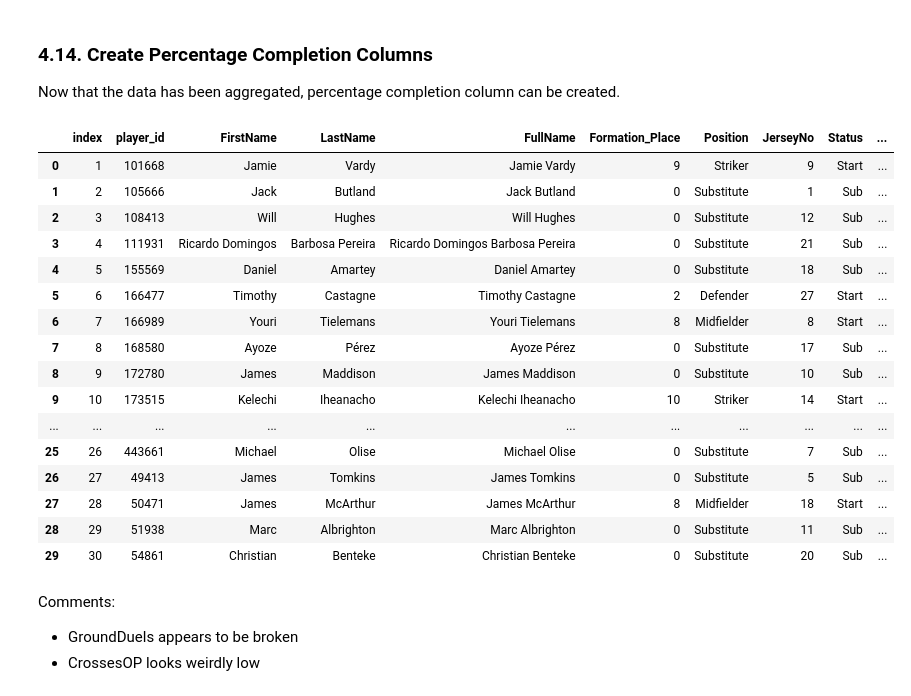
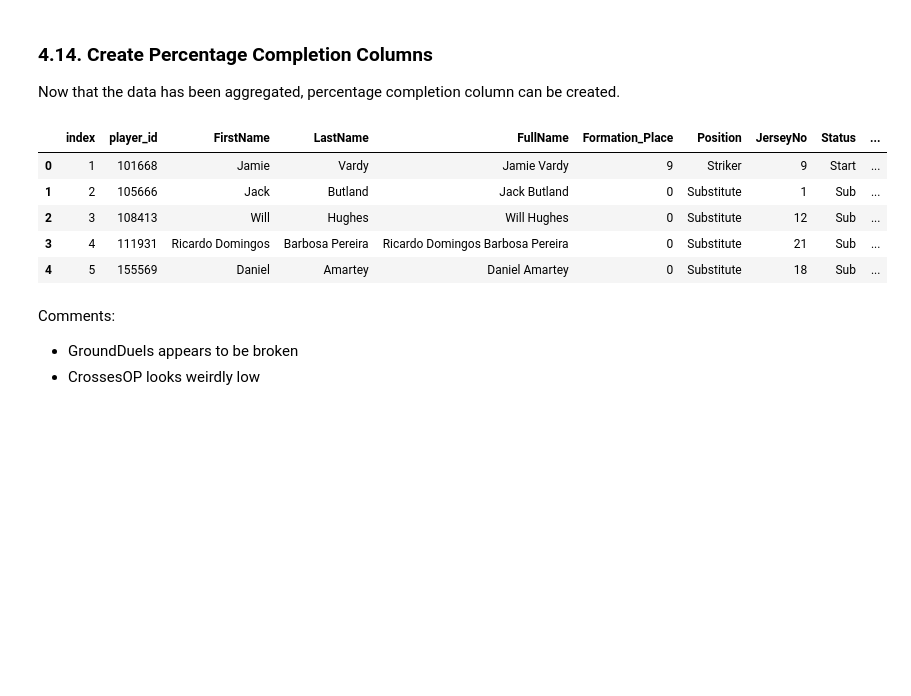
Before and after one commit to learnuidev/watford, a Jupyter notebook: notebooks/2_data_engineering/Opta Data Engineering.ipynb, the cells around one changed output. Drawn from its saved outputs; the diff is of its cells as text; code cells hidden in the pictures; blank space fills up the shorter version.

```diff
--- a/notebooks/2_data_engineering/Opta Data Engineering.ipynb
+++ b/notebooks/2_data_engineering/Opta Data Engineering.ipynb
@@ -1749,0 +1775,11 @@ df_cry_bri_events = determine_xt(df_cry_bri_events)
+# %%
+df_cry_bri_events['Match'] = '27/09/2021: Crystal Palace (1) vs. (1) Brighton & Hove Albion'
+df_cry_bri_events['Home Team'] = 'Crystal Palace'
+df_cry_bri_events['Away Team'] = 'Brighton & Hove Albion'
+
+df_cry_lei_events['Match'] = '03/10/2021: Crystal Palace (2) vs. (2) Leicester City'
+df_cry_lei_events['Home Team'] = 'Crystal Palace'
+df_cry_lei_events['Away Team'] = 'Leicester City'
+# %%
+df_cry_lei_events = df_cry_lei_events.loc[:,~df_cry_lei_events.columns.duplicated()]
+df_cry_bri_events = df_cry_bri_events.loc[:,~df_cry_bri_events.columns.duplicated()]
@@ -1749,0 +1808,4 @@ df_cry_bri_events = determine_xt(df_cry_bri_events)
+# %%
+df_cry_lei_events.drop(['is1On1', 'isBoxDeepLeft', 'isCloseLeft', 'isFeet', 'isHighRight',
+       'isLeadingToGoal', 'isNotPastGoalLine', 'isParriedDanger',
+       'isTemp_Blocked'], axis=1, inplace=True)
@@ -2107,25 +2191,14 @@ def add_pct_completion_cols(df):
 df_cry_lei_agg = add_pct_completion_cols(df_cry_lei_agg)
 df_cry_bri_agg = add_pct_completion_cols(df_cry_bri_agg)
 # %%
-df_cry_lei_agg.head(30)
+df_cry_lei_agg.head(5)
 # %% [output]
 |  | index | player_id | FirstName | LastName | FullName | Formation_Place | Position | JerseyNo | Status | ... |
 | 0 | 1 | 101668 | Jamie | Vardy | Jamie Vardy | 9 | Striker | 9 | Start | ... |
 | 1 | 2 | 105666 | Jack | Butland | Jack Butland | 0 | Substitute | 1 | Sub | ... |
 | 2 | 3 | 108413 | Will | Hughes | Will Hughes | 0 | Substitute | 12 | Sub | ... |
 | 3 | 4 | 111931 | Ricardo Domingos | Barbosa Pereira | Ricardo Domingos Barbosa Pereira | 0 | Substitute | 21 | Sub | ... |
 | 4 | 5 | 155569 | Daniel | Amartey | Daniel Amartey | 0 | Substitute | 18 | Sub | ... |
-| 5 | 6 | 166477 | Timothy | Castagne | Timothy Castagne | 2 | Defender | 27 | Start | ... |
-| 6 | 7 | 166989 | Youri | Tielemans | Youri Tielemans | 8 | Midfielder | 8 | Start | ... |
-| 7 | 8 | 168580 | Ayoze | Pérez | Ayoze Pérez | 0 | Substitute | 17 | Sub | ... |
-| 8 | 9 | 172780 | James | Maddison | James Maddison | 0 | Substitute | 10 | Sub | ... |
-| 9 | 10 | 173515 | Kelechi | Iheanacho | Kelechi Iheanacho | 10 | Striker | 14 | Start | ... |
-| ... | ... | ... | ... | ... | ... | ... | ... | ... | ... | ... |
-| 25 | 26 | 443661 | Michael | Olise | Michael Olise | 0 | Substitute | 7 | Sub | ... |
-| 26 | 27 | 49413 | James | Tomkins | James Tomkins | 0 | Substitute | 5 | Sub | ... |
-| 27 | 28 | 50471 | James | McArthur | James McArthur | 8 | Midfielder | 18 | Start | ... |
-| 28 | 29 | 51938 | Marc | Albrighton | Marc Albrighton | 0 | Substitute | 11 | Sub | ... |
-| 29 | 30 | 54861 | Christian | Benteke | Christian Benteke | 0 | Substitute | 20 | Sub | ... |
 # %% [markdown]
 Comments:
 - GroundDuels appears to be broken
```
Also changed, not shown: parts of 46 cells of this notebook.
